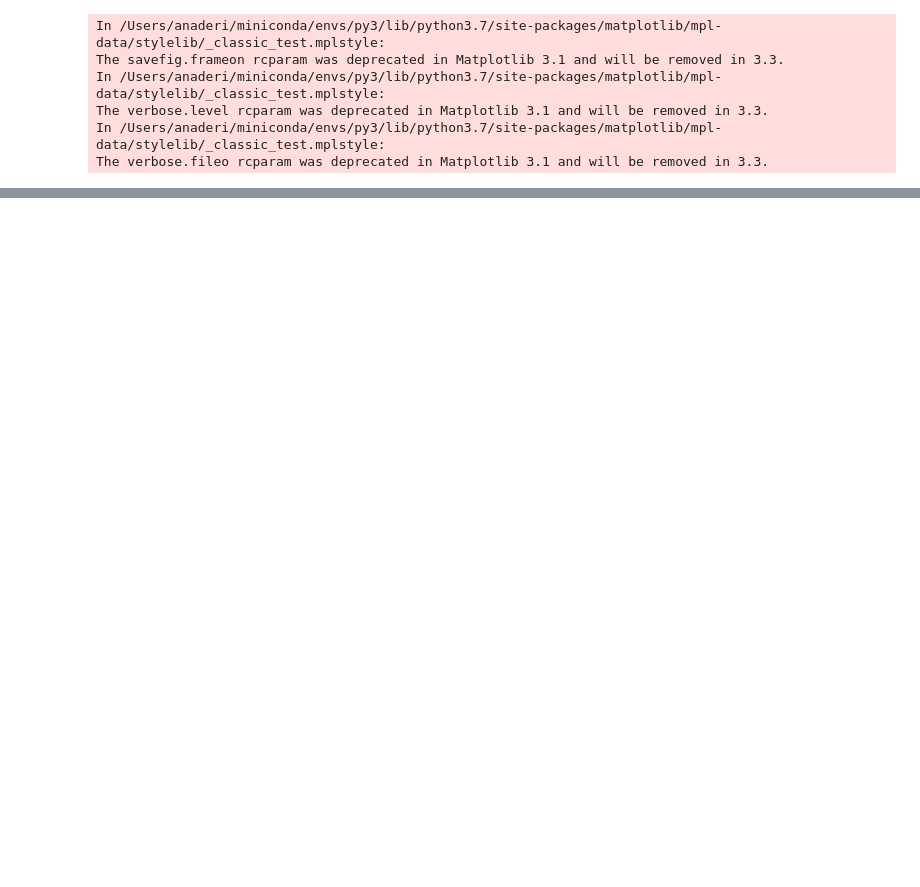
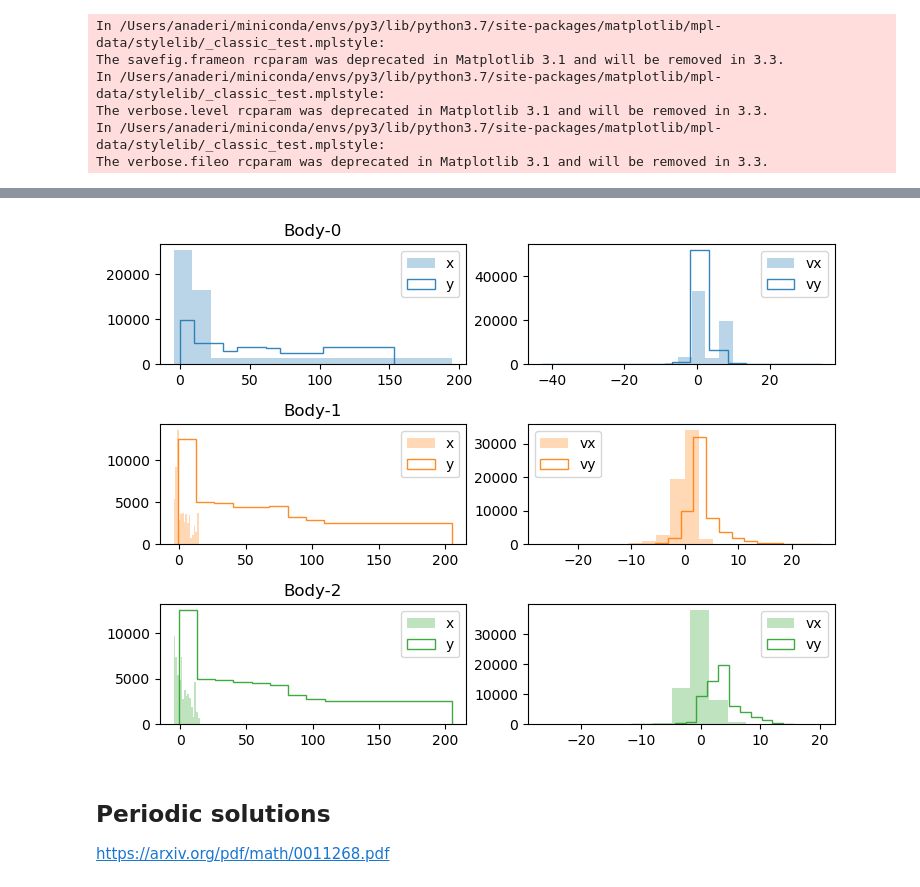
Before and after one commit to lutik-inc/notebooks, a Jupyter notebook: module_1/notebook_3.ipynb, the cells around one changed output, grey strips where cells are left out. Drawn from its saved outputs; the diff is of its cells as text; code cells hidden in the pictures; blank space fills up the shorter version.

```diff
--- a/module_1/notebook_3.ipynb
+++ b/module_1/notebook_3.ipynb
@@ -16,15 +44,15 @@ The verbose.fileo rcparam was deprecated in Matplotlib 3.1 and will be removed i
 # %%
-def derivative(X, t):
+def derivative(X, t, m1, m2, m3, G):
+    dXdt = np.zeros_like(X)
+    dXdt[:6] = X[6:]
 
-    Y[:6] = X[6:]
+    r12, r13, r23 = X[2:4] - X[0:2], X[4:6] - X[0:2], X[4:6] - X[2:4]
+    frac12 = ((r12**2).sum())**-1.5
+    frac13 = ((r13**2).sum())**-1.5
+    frac23 = ((r23**2).sum())**-1.5
 
-    r34, r35, r45 = X[2:4]-X[0:2], X[4:6]-X[0:2], X[4:6]-X[2:4]
-    thing34 = ((r34**2).sum())**-1.5
-    thing35 = ((r35**2).sum())**-1.5
-    thing45 = ((r45**2).sum())**-1.5
+    dXdt[6:8]   =  G*(r12*frac12*m2 + r13*frac13*m3)
+    dXdt[8:10]  =  G*(r23*frac23*m3 - r12*frac12*m1)
+    dXdt[10:12] = -G*(r13*frac13*m1 + r23*frac23*m2)
 
-    Y[6:8]   =  r34*thing34*m4 + r35*thing35*m5
-    Y[8:10]  =  r45*thing45*m5 - r34*thing34*m3
-    Y[10:12] = -r35*thing35*m3 - r45*thing45*m4
-
-    return Y
+    return dXdt
@@ -80,0 +156,9 @@ Try comparing the trajectories from the following initial conditions
+# %%
+plot_histograms(solution_pyth)
+# %% [output]
+[figure, added]
+# %% [markdown]
+## Periodic solutions
+
+
+https://arxiv.org/pdf/math/0011268.pdf
```
Also changed, not shown: parts of 35 cells of this notebook.
